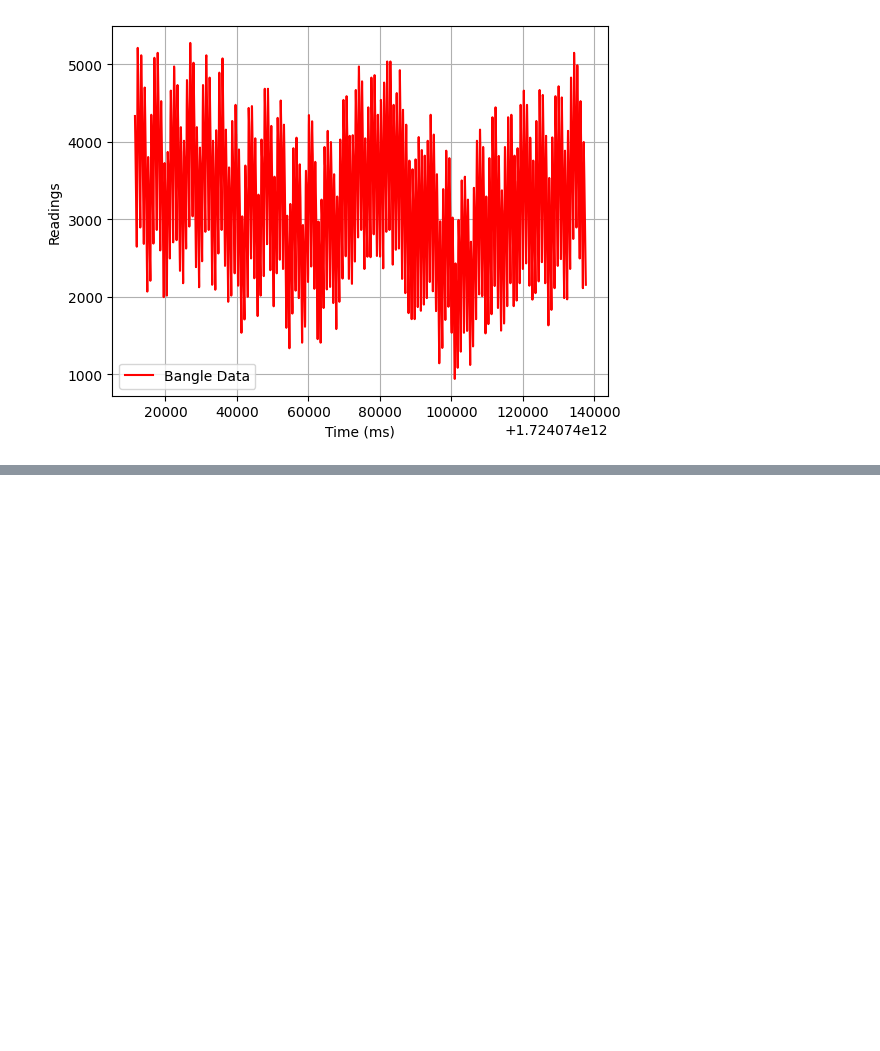
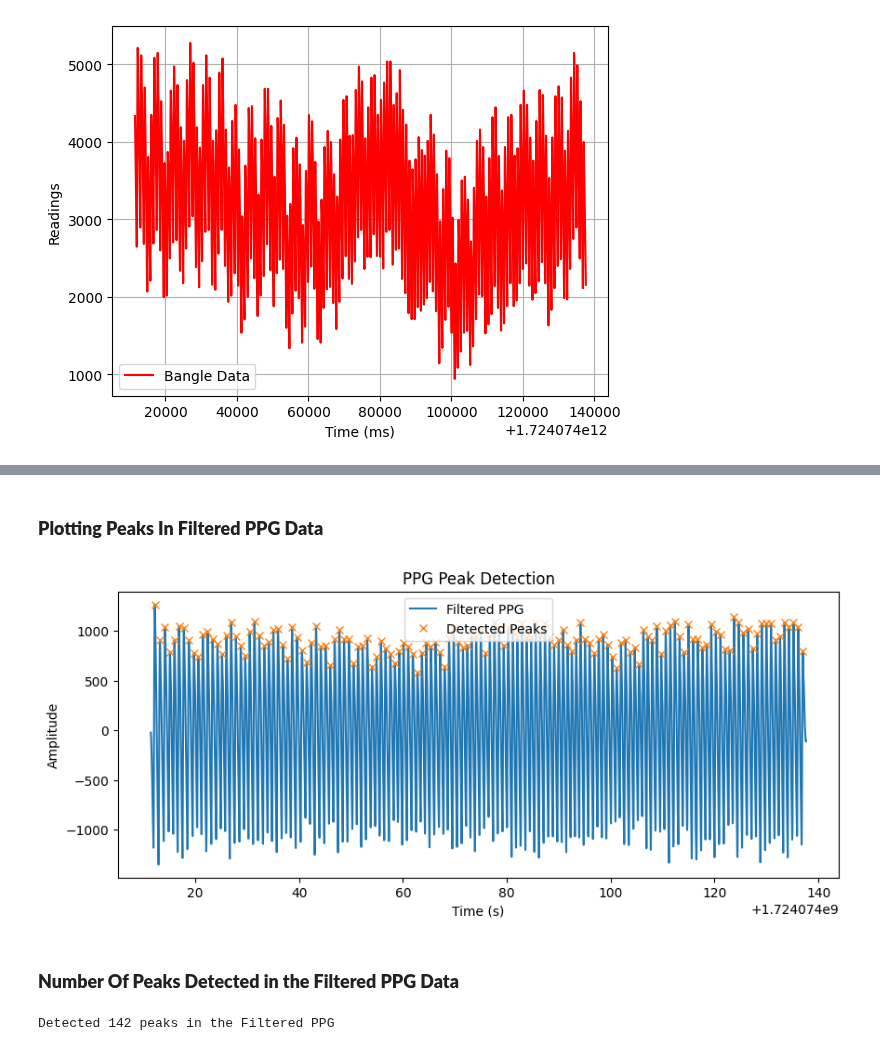
Before and after one commit to Showmick119/Benchmarking-Signal-Processing-Packages, a Jupyter notebook: bangle.ipynb, the cells around one changed output, grey strips where cells are left out. Saved outputs shown, nothing was run; the diff lists cells and outputs as text; code cells hidden in the pictures; blank space fills up the shorter version.

```diff
--- a/bangle.ipynb
+++ b/bangle.ipynb
@@ -30,0 +125,23 @@ plt.show()
+# %%
+min_dist = int(0.5 * fs) # the standard formula
+peaks, props = find_peaks(ppg_filt, distance=min_dist, height=np.mean(ppg_filt))
+# %% [markdown]
+### **Plotting Peaks In Filtered PPG Data**
+# %%
+plt.figure(figsize=(10,4))
+t_sec = timestamps / 1000.0
+plt.plot(t_sec, ppg_filt, label="Filtered PPG")
+plt.plot(t_sec[peaks], ppg_filt[peaks], 'x', label="Detected Peaks")
+plt.title("PPG Peak Detection")
+plt.xlabel("Time (s)")
+plt.ylabel("Amplitude")
+plt.legend()
+plt.show()
+# %% [output]
+[figure, added]
+# %% [markdown]
+### **Number Of Peaks Detected in the Filtered PPG Data**
+# %%
+print(f"Detected {len(peaks)} peaks in the Filtered PPG")
+# %% [output]
+Detected 142 peaks in the Filtered PPG
```
Also changed, not shown: parts of 17 cells of this notebook.
